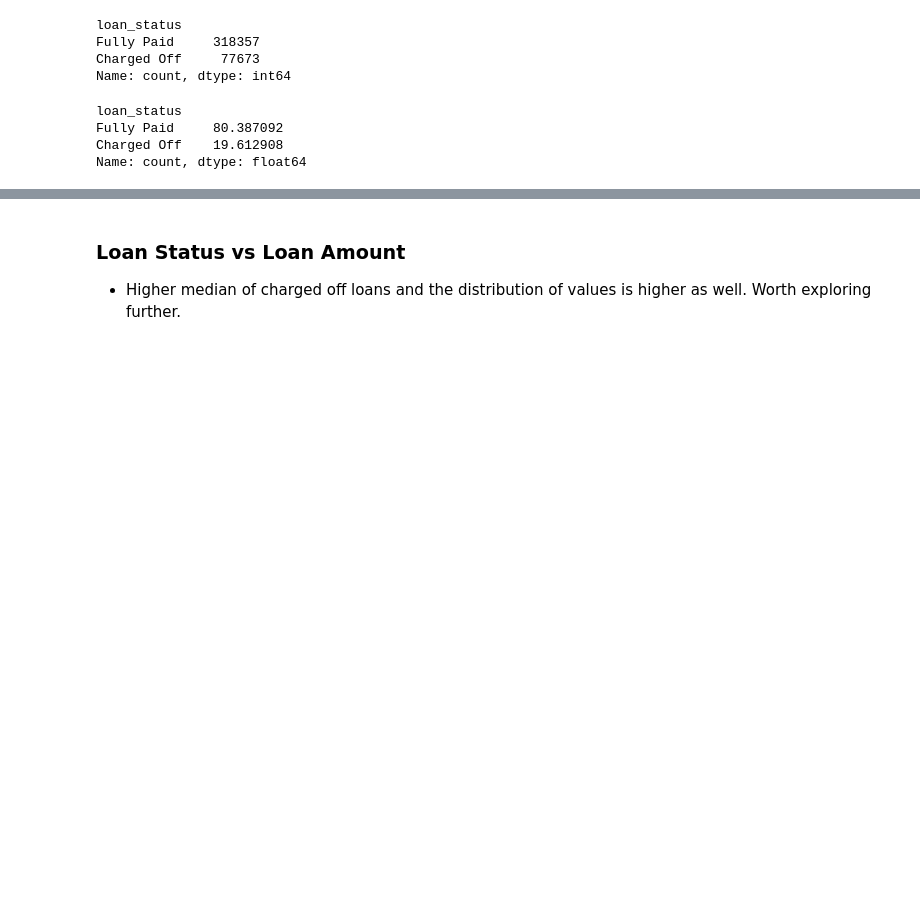
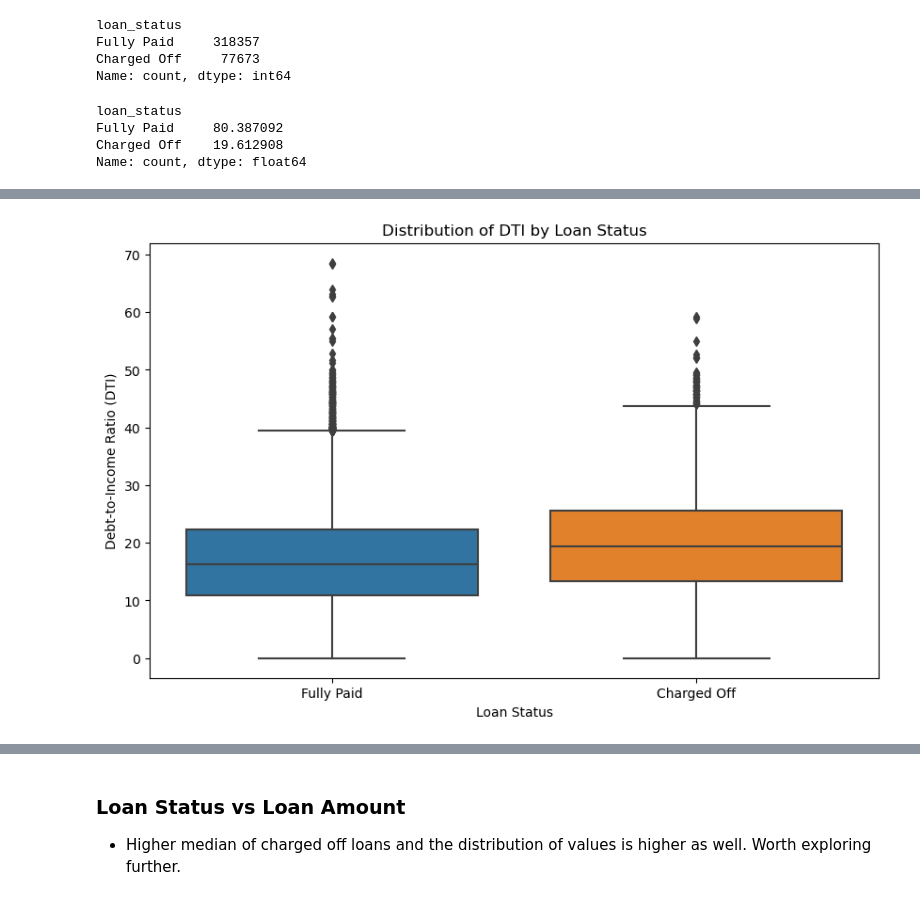
Before and after one commit to SaadNasir92/Group_project_1_SMU, a Jupyter notebook: sn_discovery.ipynb, the cells around one changed output, grey strips where cells are left out. Saved outputs shown, nothing was run; the diff lists cells and outputs as text; code cells hidden in the pictures; blank space fills up the shorter version.

```diff
--- a/sn_discovery.ipynb
+++ b/sn_discovery.ipynb
@@ -213,0 +163,12 @@ Name: count, dtype: float64
+# %%
+plt.figure(figsize=(10, 6))
+ax = sns.boxplot(data=raw_df.loc[raw_df['dti'] < 70], x='loan_status', y='dti')
+
+ax.set_title('Distribution of DTI by Loan Status')
+ax.set_xlabel('Loan Status')
+ax.set_ylabel('Debt-to-Income Ratio (DTI)')
+ax.set_xticklabels(['Fully Paid', 'Charged Off'])
+
+plt.show()
+# %% [output]
+[figure, added]
```
Also changed, not shown: parts of 24 cells of this notebook, 1 other file.
